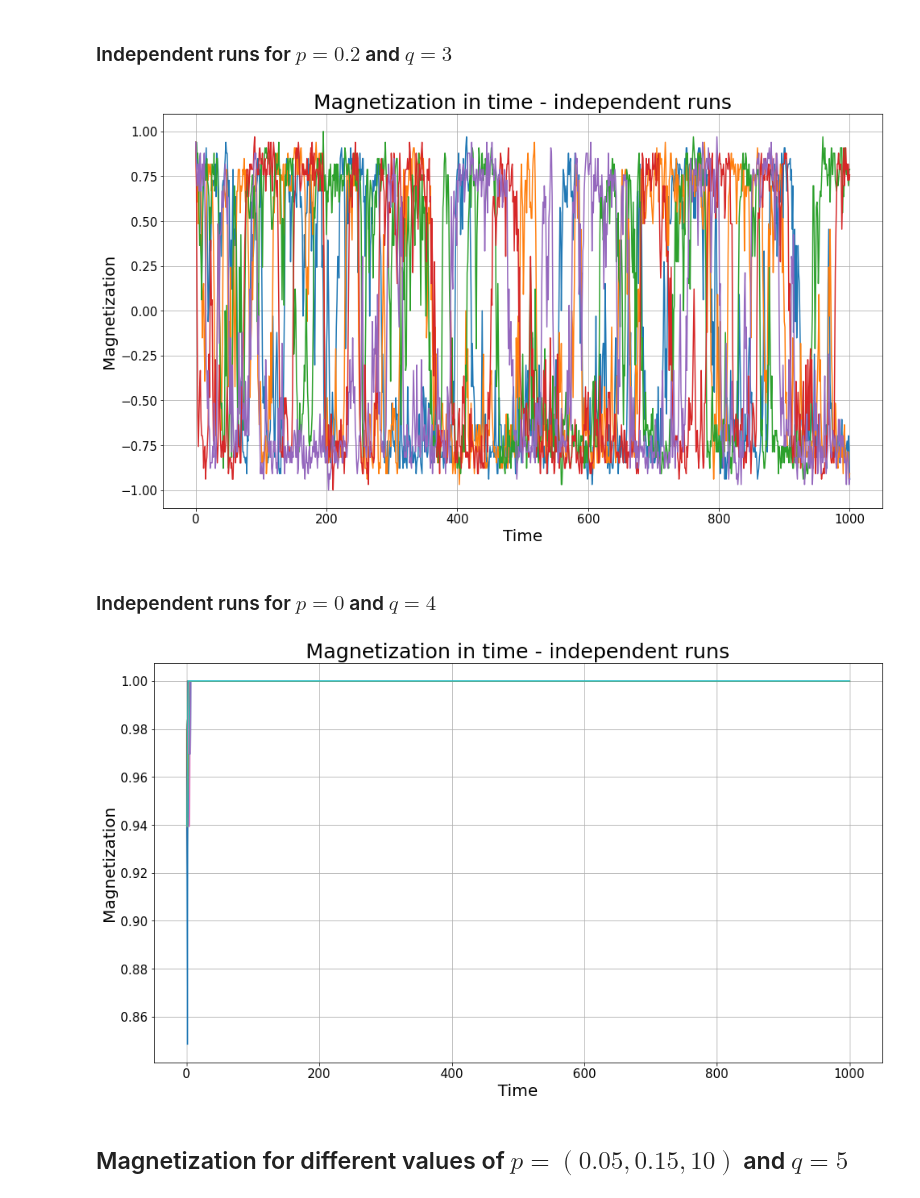
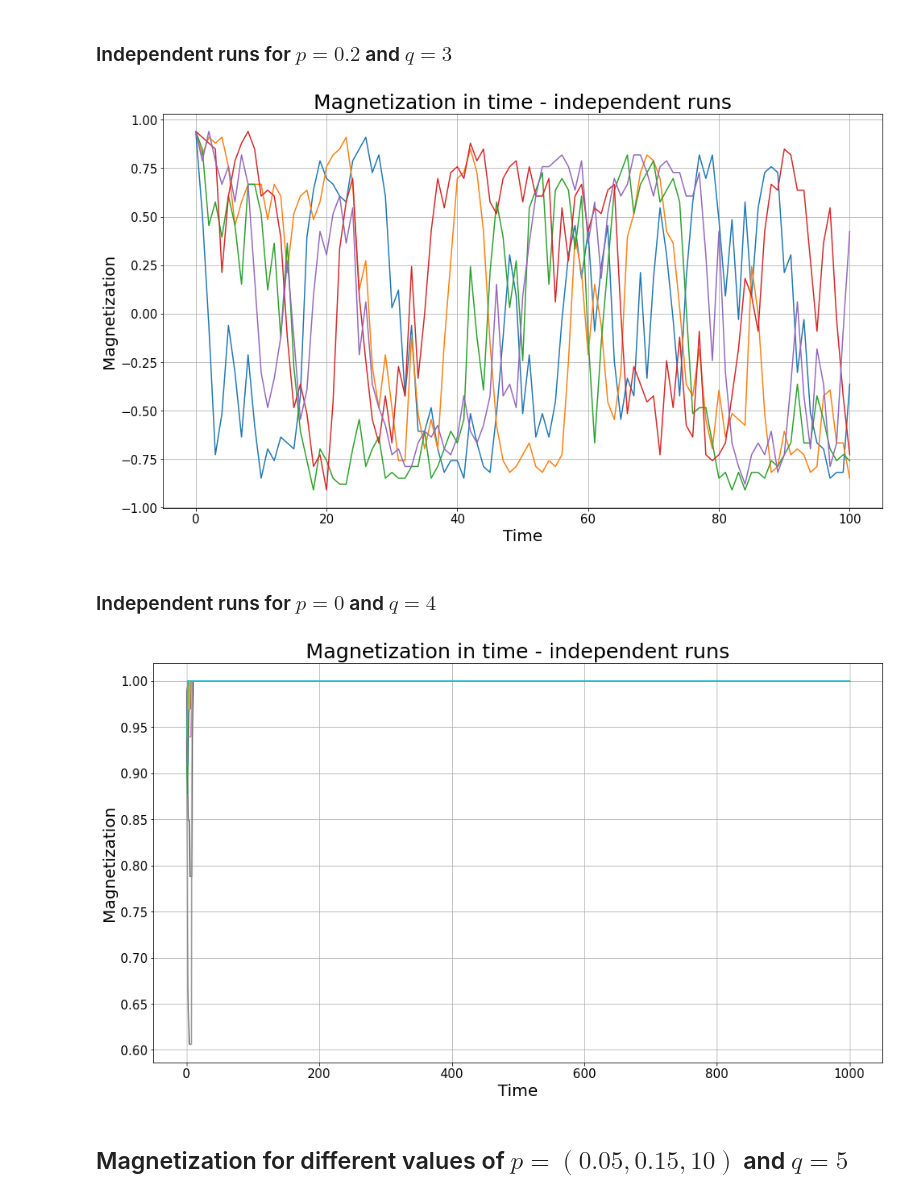
Before and after one commit to dpalatynski/Master-Thesis, a Jupyter notebook: Models_5.ipynb, the cells around one changed output. Cells and saved outputs as stored; diff of their text form; code cells hidden in the pictures.

```diff
--- a/Models_5.ipynb
+++ b/Models_5.ipynb
@@ -60,7 +60,7 @@ def spinson_conformity_flip_v2(graphs, opinions, spinson, q, coefficients):
 
     return opinions
 # %%
-def q_voter_simulation_v2(graphs, p, q, iterations, coefficients):
+def q_voter_simulation_v2(graphs, p, q, iterations, coefficients, h):
     magnetization = []
 
     opinions = [1]*len(G)
@@ -73,8 +73,11 @@ def q_voter_simulation_v2(graphs, p, q, iterations, coefficients):
     magnetization.append(sum(opinions[:-1])/len(graphs[0]))
     for i in range(iterations):
         # in every iteration graph of temporary interactions and opinion of social media is changing
-        graphs[-2] = nx.fast_gnp_random_graph(len(graphs[0].nodes()), random.uniform(0.01, 0.1))
-        opinions[-1] = random.choice([-1, 1]) # social media influence change opinion
+        graphs[-2] = nx.fast_gnp_random_graph(len(graphs[0].nodes()), random.uniform(0.0001, 0.001))
+        if random.random() < h: # social media influence change opinion
+            opinions[-1] = -1
+        else:
+            opinions[-1] = 1
         # choosing neighbours
         for i in range(len(graphs[0])):
             spinson = random.choice(list(graphs[0].nodes()))  #  chooses one random node
@@ -122,21 +132,23 @@ L = nx.read_gpickle('small_social_media.pickle')
 graphs = [G, K, None, L]
 p = 0.2
 q = 3
-iterations = 1000
+mc = 10
+h = 0.5
+iterations = 100
 coefficients = [0.25, 0.25, 0.25, 0.25]
 # %%
 plt.figure(figsize=(16, 9))
 for _ in trange(5):
-    x = q_voter_simulation_v2(graphs, p, q, iterations, coefficients)
+    x = q_voter_simulation_v2(graphs, p, q, iterations, coefficients, h)
     plt.plot(x)
 plt.xticks(fontsize=15)
 plt.yticks(fontsize=15)
 plt.xlabel('Time', fontsize=20)
 plt.ylabel('Magnetization', fontsize=20)
 plt.title('Magnetization in time - independent runs', fontsize=25)
 plt.grid()
 # %% [output]
-[figure, old version]
+[figure, new version]
 # %% [markdown]
 ### Independent runs for $p = 0$ and $q=4$
 # %%
@@ -148,7 +161,7 @@ coefficients = [0.25, 0.25, 0.25, 0.25]
 # %%
 plt.figure(figsize=(16, 9))
 for _ in trange(100):
-    x = q_voter_simulation_v2(graphs, p, q, iterations, coefficients)
+    x = q_voter_simulation_v2(graphs, p, q, iterations, coefficients, h)
     plt.plot(x)
 plt.xticks(fontsize=15)
 plt.yticks(fontsize=15)
@@ -157,7 +170,7 @@ plt.ylabel('Magnetization', fontsize=20)
 plt.title('Magnetization in time - independent runs', fontsize=25)
 plt.grid()
 # %% [output]
-[figure, old version]
+[figure, new version]
 # %% [markdown]
 ## Magnetization for different values of $𝑝 = (0.05, 0.15, 10)$ and $𝑞=5$
 # %%
```
Also changed, not shown: parts of 14 cells of this notebook, 10 other files.
